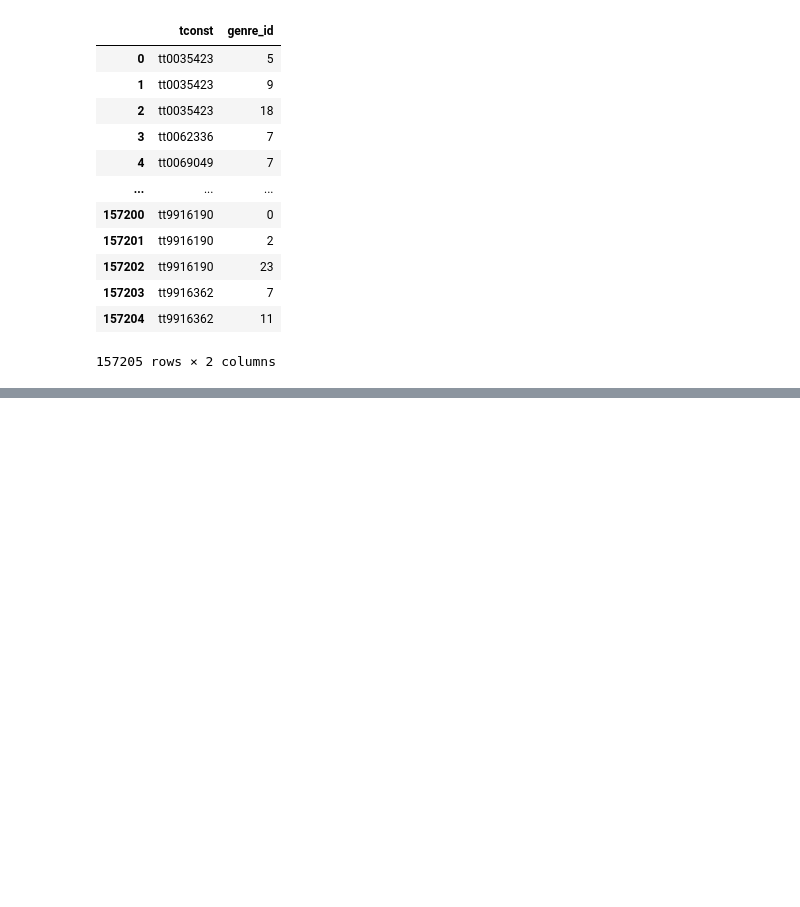
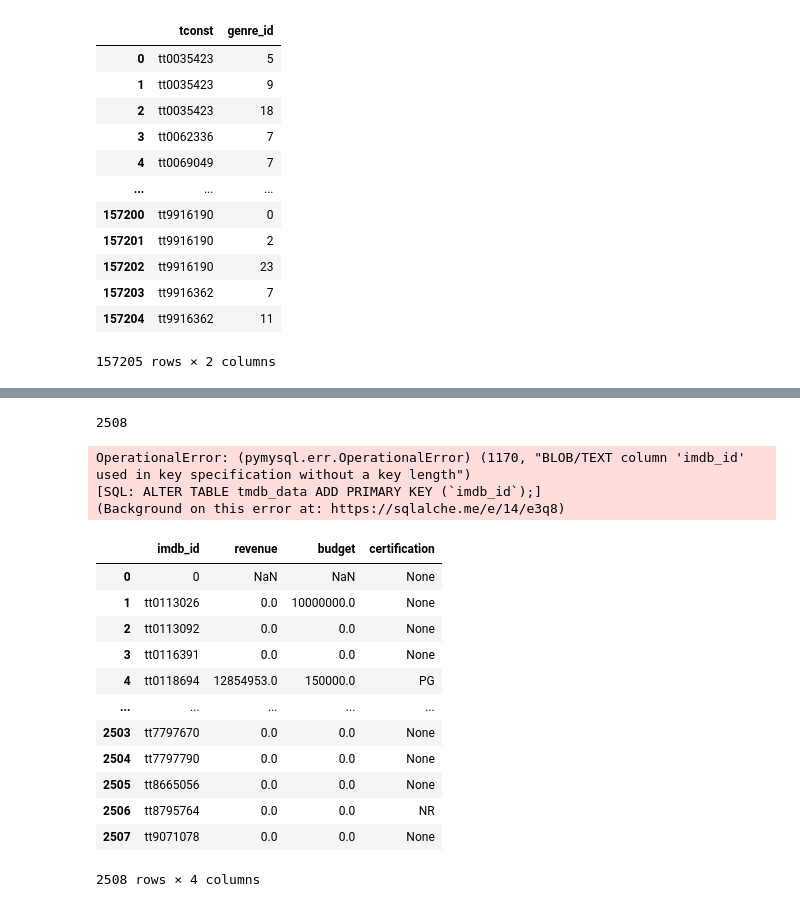
Before and after one commit to susansunshin/Project-3-Part-1, a Jupyter notebook: Part 3.ipynb, the cells around one changed output, grey strips where cells are left out. Saved outputs shown, nothing was run; the diff lists cells and outputs as text; code cells hidden in the pictures; blank space fills up the shorter version.

```diff
--- a/Part 3.ipynb
+++ b/Part 3.ipynb
@@ -231,0 +353,27 @@ pd.read_sql(q, engine)
+# %%
+tmdb_1.to_sql('tmdb_data',engine,dtype=df_schema,if_exists='replace',index=False)
+# %% [output]
+2508
+# %%
+engine.execute('ALTER TABLE tmdb_data ADD PRIMARY KEY (`imdb_id`);')
+# %% [output]
+OperationalError: (pymysql.err.OperationalError) (1170, "BLOB/TEXT column 'imdb_id' used in key specification without a key length")
+[SQL: ALTER TABLE tmdb_data ADD PRIMARY KEY (`imdb_id`);]
+(Background on this error at: https://sqlalche.me/e/14/e3q8)
+# %%
+q = """SELECT * FROM tmdb_data;"""
+pd.read_sql(q, engine)
+# %% [output]
+|  | imdb_id | revenue | budget | certification |
+| 0 | 0 | NaN | NaN | None |
+| 1 | tt0113026 | 0.0 | 10000000.0 | None |
+| 2 | tt0113092 | 0.0 | 0.0 | None |
+| 3 | tt0116391 | 0.0 | 0.0 | None |
+| 4 | tt0118694 | 12854953.0 | 150000.0 | PG |
+| ... | ... | ... | ... | ... |
+| 2503 | tt7797670 | 0.0 | 0.0 | None |
+| 2504 | tt7797790 | 0.0 | 0.0 | None |
+| 2505 | tt8665056 | 0.0 | 0.0 | None |
+| 2506 | tt8795764 | 0.0 | 0.0 | NR |
+| 2507 | tt9071078 | 0.0 | 0.0 | None |
+2508 rows × 4 columns
```
Also changed, not shown: parts of 15 cells of this notebook, 1 other file.
